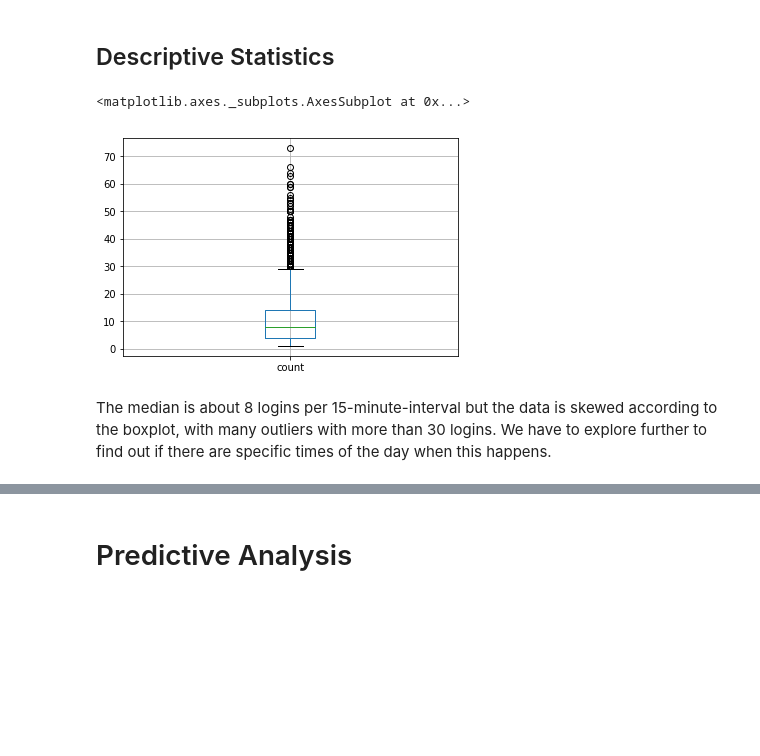
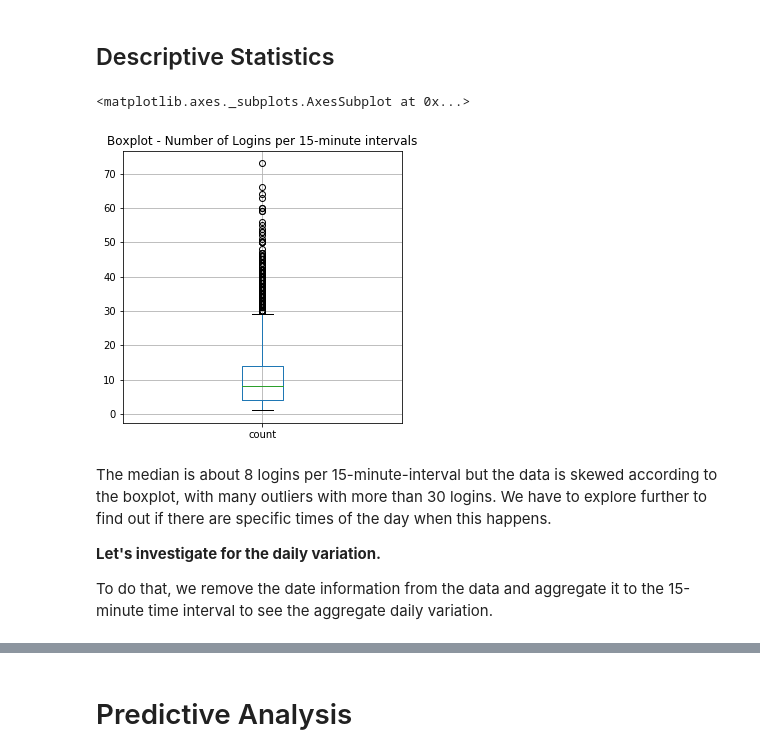
Before and after one commit to nachiketmparanjape/Data-Science-Challenges, a Jupyter notebook: ultimate_challenge/Ultimate_Data_Science_Challenge_Notebook.ipynb, the cells around one changed output, grey strips where cells are left out. Cells and saved outputs as stored; diff of their text form; code cells hidden in the pictures; blank space fills up the shorter version.

Commit message:
Completed Ultimate Data Science Challenge

```diff
--- a/ultimate_challenge/Ultimate_Data_Science_Challenge_Notebook.ipynb
+++ b/ultimate_challenge/Ultimate_Data_Science_Challenge_Notebook.ipynb
@@ -67,10 +67,16 @@ dtype: int64
 | max | 73.000000 |
 # %% [markdown]
 ## Descriptive Statistics
-# %%
-ts.boxplot('count')
-# %% [output]
-<matplotlib.axes._subplots.AxesSubplot at 0x...>
-[figure, removed]
+# %%
+fig = plt.figure(figsize=(5,5))
+plt.title("Boxplot - Number of Logins per 15-minute intervals")
+ts.boxplot('count')
+# %% [output]
+<matplotlib.axes._subplots.AxesSubplot at 0x...>
+[figure, added]
 # %% [markdown]
 The median is about 8 logins per 15-minute-interval but the data is skewed according to the boxplot, with many outliers with more than 30 logins. We have to explore further to find out if there are specific times of the day when this happens.
+
+**Let's investigate for the daily variation.**
+
+To do that, we remove the date information from the data and aggregate it to the 15-minute time interval to see the aggregate daily variation.
```
Also changed, not shown: parts of 23 cells of this notebook.
